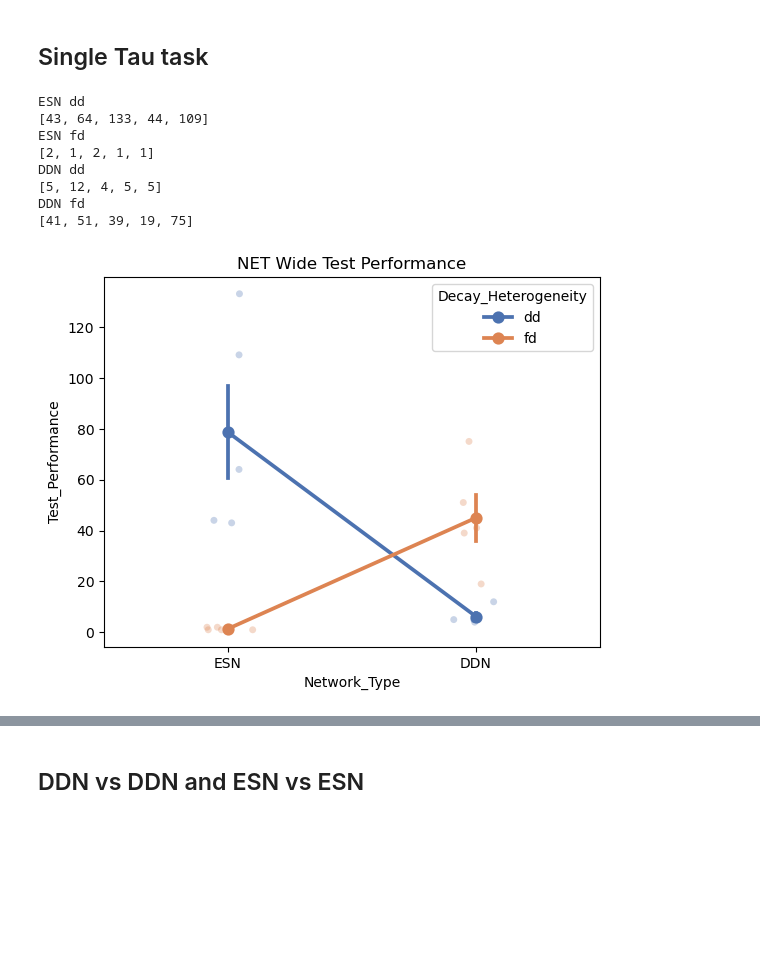
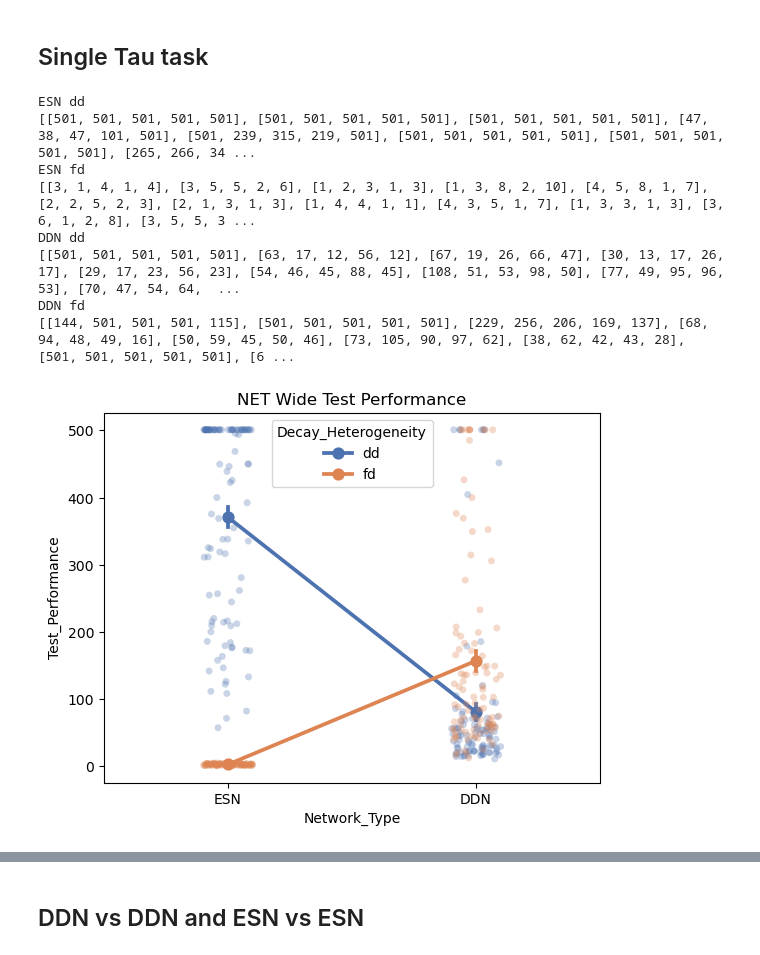
Before and after one commit to Nishant-codex/DDN-public, a Jupyter notebook: heterogeneity_analysis_thesis_MG.ipynb, the cells around one changed output, grey strips where cells are left out. Drawn from its saved outputs; the diff is of its cells as text; code cells hidden in the pictures; blank space fills up the shorter version.

```diff
--- a/heterogeneity_analysis_thesis_MG.ipynb
+++ b/heterogeneity_analysis_thesis_MG.ipynb
@@ -29,3 +29,5 @@ MG_imports = {
 }
 
 max_gen = 150
+# %%
+data = pkl.load(open(MG_imports['ESN']['net_wide']['dd']['path'], 'rb'))
@@ -144,7 +150,7 @@ ax.legend(fontsize=20)
 # Test
 Import and plot test performances
 # %%
-test_files_path = "C:/Users/Nishant Joshi/DDN_dynamics/DDN-public/test_results_MG/"
+test_files_path = "C:/Users/Nishant Joshi/DDN_dynamics/DDN-public/heterogeneity_results_MG/"
 # %%
 for net_type in MG_imports:
     for task_type in MG_imports[net_type]:
@@ -168,40 +174,40 @@ for net_type in MG_imports:
 # %%
 test_dict_pd = {
     'Network_Type': [],
     'Decay_Heterogeneity': [],
     'Test_Performance': []
 }
 for net_type in MG_imports:
     for het_type in MG_imports[net_type]['net_wide']:
         test_dict = MG_imports[net_type]['net_wide'][het_type]['test_dict']
-        test_data = test_dict[17]
+        test_data = test_dict[12]
         print(net_type, het_type)
         print(test_data)
-        test_data = test_data
+        test_data = list(np.average(test_data, axis=-1))
 
         n_samples = len(test_data)
         test_dict_pd['Test_Performance'] += test_data
         test_dict_pd['Network_Type'] += [net_type] * n_samples
         test_dict_pd['Decay_Heterogeneity'] += [het_type] * n_samples
 
 test_pd_network = pd.DataFrame.from_dict(test_dict_pd)
 # sns.pointplot(test_df, x=x_label, y=y_label, hue=hue_label, errorbar='se', palette='deep', markers='o', markersize=5)
 
 sns.pointplot(data=test_pd_network, x='Network_Type', hue='Decay_Heterogeneity', errorbar='se', y='Test_Performance', palette='deep', markers='o')
 
 sns.stripplot(data=test_pd_network, x='Network_Type', hue='Decay_Heterogeneity', y='Test_Performance', legend=False, alpha=0.3, palette='deep')
 plt.title('NET Wide Test Performance')
 plt.savefig('G:/My Drive/Data For Publication/paper3/figs_MG/MG_net_wide_test_performance.pdf', dpi=300, bbox_inches='tight')
 # %% [output]
 ESN dd
-[43, 64, 133, 44, 109]
+[[501, 501, 501, 501, 501], [501, 501, 501, 501, 501], [501, 501, 501, 501, 501], [47, 38, 47, 101, 501], [501, 239, 315, 219, 501], [501, 501, 501, 501, 501], [501, 501, 501, 501, 501], [265, 266, 34 ...
 ESN fd
-[2, 1, 2, 1, 1]
+[[3, 1, 4, 1, 4], [3, 5, 5, 2, 6], [1, 2, 3, 1, 3], [1, 3, 8, 2, 10], [4, 5, 8, 1, 7], [2, 2, 5, 2, 3], [2, 1, 3, 1, 3], [1, 4, 4, 1, 1], [4, 3, 5, 1, 7], [1, 3, 3, 1, 3], [3, 6, 1, 2, 8], [3, 5, 5, 3 ...
 DDN dd
-[5, 12, 4, 5, 5]
+[[501, 501, 501, 501, 501], [63, 17, 12, 56, 12], [67, 19, 26, 66, 47], [30, 13, 17, 26, 17], [29, 17, 23, 56, 23], [54, 46, 45, 88, 45], [108, 51, 53, 98, 50], [77, 49, 95, 96, 53], [70, 47, 54, 64,  ...
 DDN fd
-[41, 51, 39, 19, 75]
+[[144, 501, 501, 501, 115], [501, 501, 501, 501, 501], [229, 256, 206, 169, 137], [68, 94, 48, 49, 16], [50, 59, 45, 50, 46], [73, 105, 90, 97, 62], [38, 62, 42, 43, 28], [501, 501, 501, 501, 501], [6 ...
-[figure, old version]
+[figure, new version]
 # %%
 test_dict_pd = {
     'Network_Type': [],
```
Also changed, not shown: parts of 5 cells of this notebook, 12 other files.
